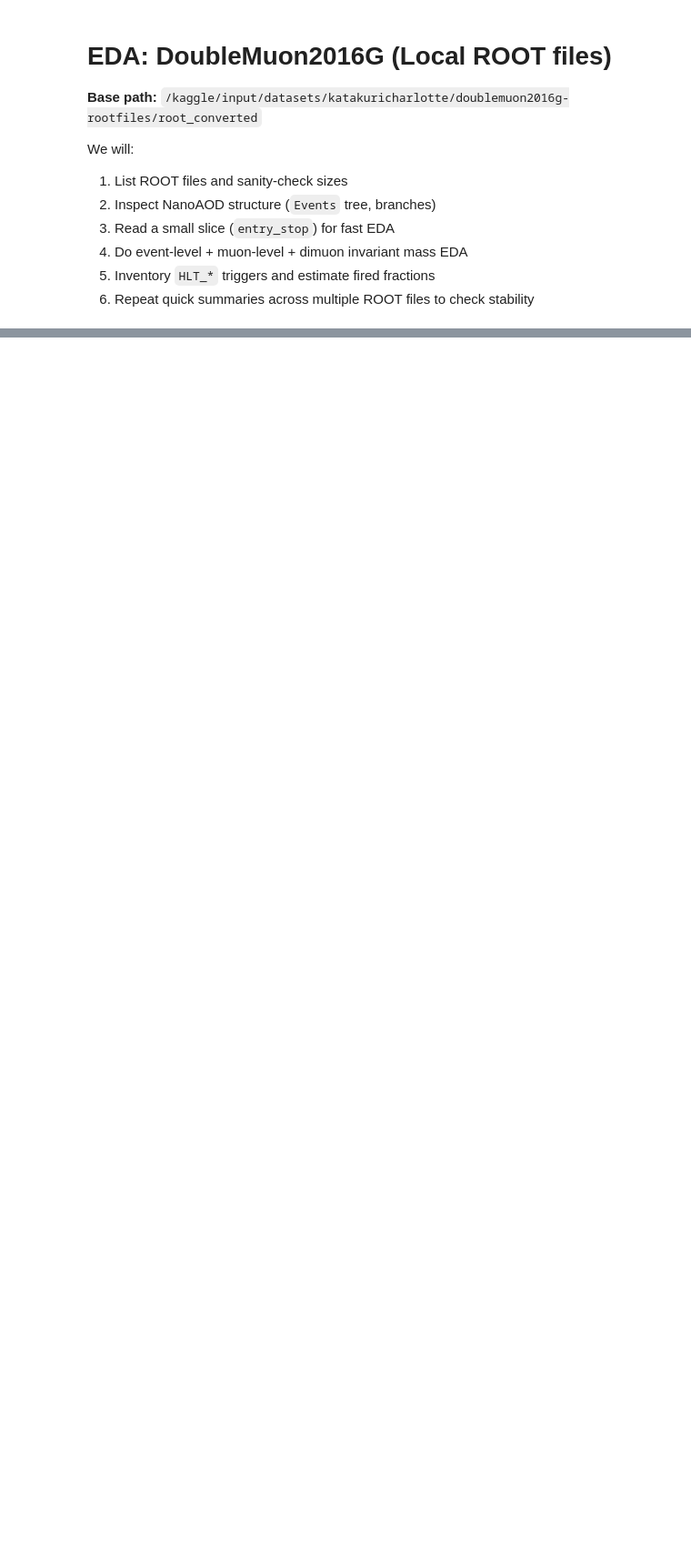
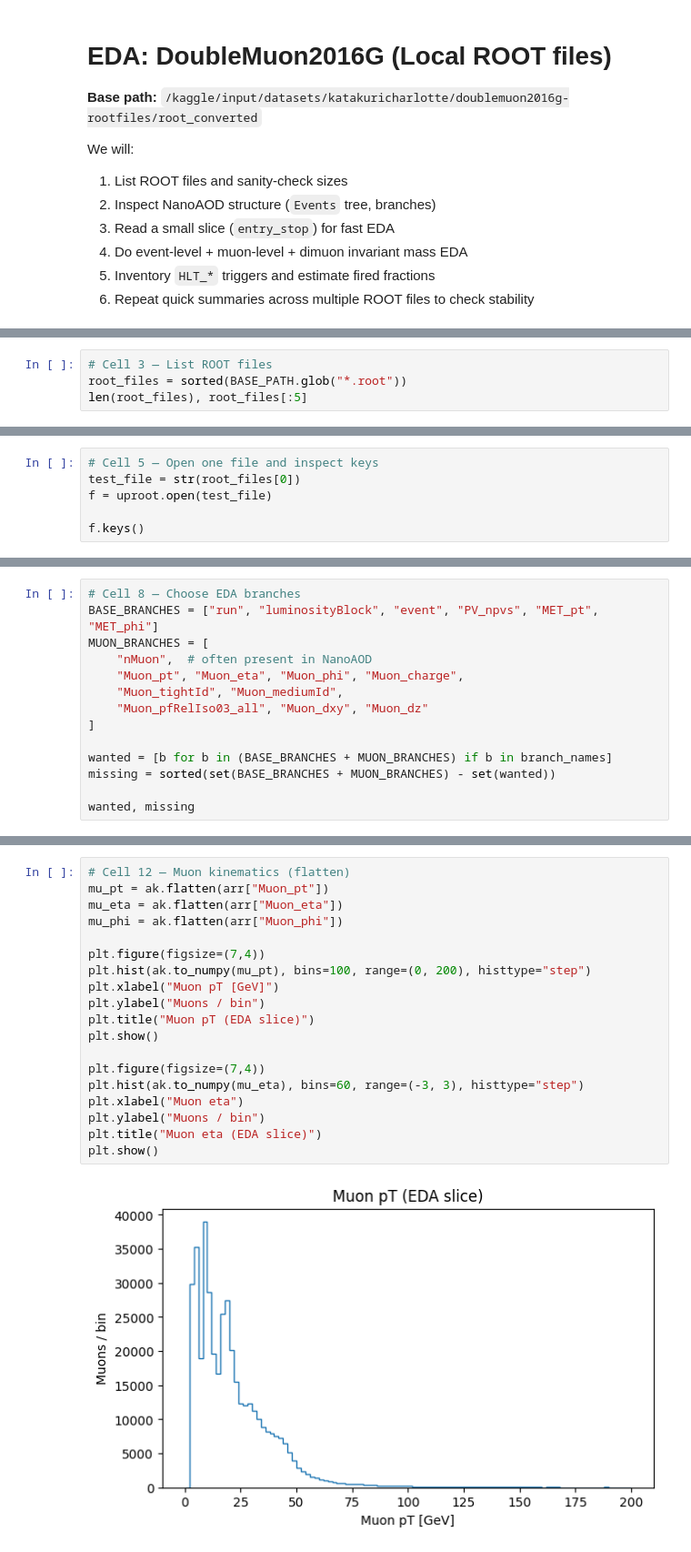
Before and after one commit to prajwal816/CMS-Collision-Detection, a Jupyter notebook: EDA-DoubleMuon.ipynb, the cells around one changed output, grey strips where cells are left out. Shown at 91% size. Cells and saved outputs as stored; diff of their text form; blank space fills up the shorter version.

Commit message:
Kaggle Notebook | EDA-DoubleMuon | Version 3

```diff
--- a/EDA-DoubleMuon.ipynb
+++ b/EDA-DoubleMuon.ipynb
@@ -485,0 +39,4 @@ out_parquet, df_flat.head()
+# %%
+# Cell 3 — List ROOT files
+root_files = sorted(BASE_PATH.glob("*.root"))
+len(root_files), root_files[:5]
@@ -485,0 +78,6 @@ out_parquet, df_flat.head()
+# %%
+# Cell 5 — Open one file and inspect keys
+test_file = str(root_files[0])
+f = uproot.open(test_file)
+
+f.keys()
@@ -485,0 +180,14 @@ out_parquet, df_flat.head()
+# %%
+# Cell 8 — Choose EDA branches
+BASE_BRANCHES = ["run", "luminosityBlock", "event", "PV_npvs", "MET_pt", "MET_phi"]
+MUON_BRANCHES = [
+    "nMuon",  # often present in NanoAOD
+    "Muon_pt", "Muon_eta", "Muon_phi", "Muon_charge",
+    "Muon_tightId", "Muon_mediumId",
+    "Muon_pfRelIso03_all", "Muon_dxy", "Muon_dz"
+]
+
+wanted = [b for b in (BASE_BRANCHES + MUON_BRANCHES) if b in branch_names]
+missing = sorted(set(BASE_BRANCHES + MUON_BRANCHES) - set(wanted))
+
+wanted, missing
@@ -485,0 +282,21 @@ out_parquet, df_flat.head()
+# %%
+# Cell 12 — Muon kinematics (flatten)
+mu_pt = ak.flatten(arr["Muon_pt"])
+mu_eta = ak.flatten(arr["Muon_eta"])
+mu_phi = ak.flatten(arr["Muon_phi"])
+
+plt.figure(figsize=(7,4))
+plt.hist(ak.to_numpy(mu_pt), bins=100, range=(0, 200), histtype="step")
+plt.xlabel("Muon pT [GeV]")
+plt.ylabel("Muons / bin")
+plt.title("Muon pT (EDA slice)")
+plt.show()
+
+plt.figure(figsize=(7,4))
+plt.hist(ak.to_numpy(mu_eta), bins=60, range=(-3, 3), histtype="step")
+plt.xlabel("Muon eta")
+plt.ylabel("Muons / bin")
+plt.title("Muon eta (EDA slice)")
+plt.show()
+# %% [output]
+[figure, added]
```
Also changed, not shown: parts of 57 cells of this notebook.
